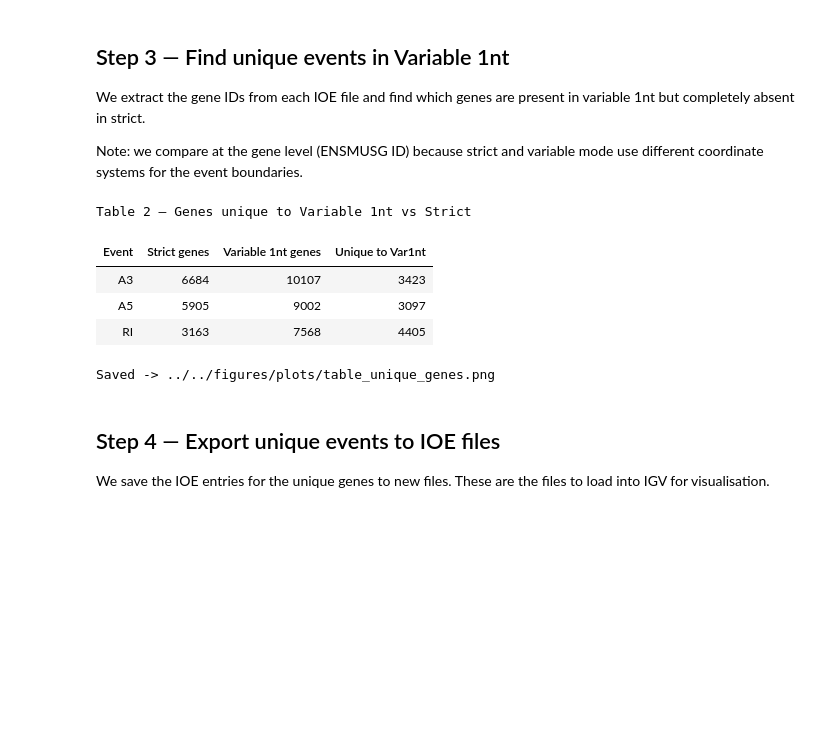
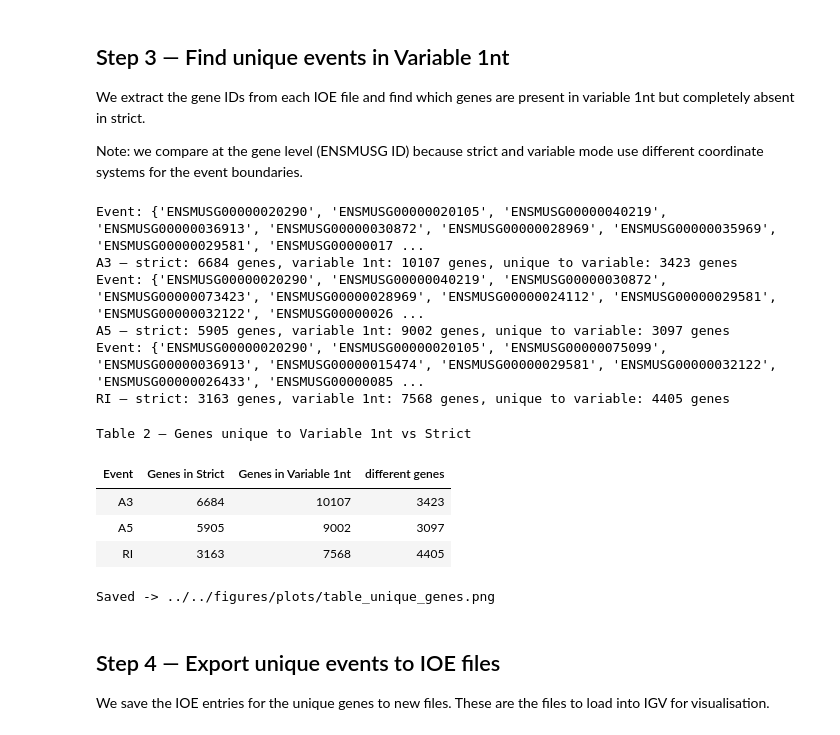
Before and after one commit to griceyrt/Internship, a Jupyter notebook: analysis/notebooks/01_filter_events.ipynb, the cells around one changed output. Saved outputs shown, nothing was run; the diff lists cells and outputs as text; code cells hidden in the pictures; blank space fills up the shorter version.

```diff
--- a/analysis/notebooks/01_filter_events.ipynb
+++ b/analysis/notebooks/01_filter_events.ipynb
@@ -152,45 +180,65 @@ are present in variable 1nt but completely absent in strict.
 Note: we compare at the gene level (ENSMUSG ID) because strict and
 variable mode use different coordinate systems for the event boundaries.
 # %%
+# Extract the set of unique gene IDs from an IOE dataframe -----------------------------------------
 def get_gene_ids(ioe_df):
     return set(ioe_df["gene_id"].unique())
 
-unique_results = {}
-rows_unique = []
+unique_results = {} # stores results per event type
+rows_unique = []    # stores summary rows for the table
 
+# Get the set of gene IDs detected in each mode for each event type --------------------------------
 for event in EVENTS:
     strict_genes = get_gene_ids(ioe_data[event]["strict"])
     var1_genes   = get_gene_ids(ioe_data[event]["var1"])
 
+    # print({strict_genes})
+
+    # Set difference: genes in Variable 1nt but NOT in Strict
     unique_genes = var1_genes - strict_genes # Genes in Variable 1nt but not in Strict
 
+
+    print(f"Event: {unique_genes }")
+    # Filter the variable IOE dataframe to keep only the unique genes
     unique_results[event] = {
         "unique_genes": unique_genes,
         "ioe_unique":   ioe_data[event]["var1"][
             ioe_data[event]["var1"]["gene_id"].isin(unique_genes)
         ]
     }
 
+    # Append summary row for this event type
     rows_unique.append({
         "Event":            event,
-        "Strict genes":     len(strict_genes),
-        "Variable 1nt genes": len(var1_genes),
-        "Unique to Var1nt": len(unique_genes),
+        "Genes in Strict":     len(strict_genes),
+        "Genes in Variable 1nt": len(var1_genes),
+        "different genes": len(unique_genes),
     })
 
+    print(f"{event} — strict: {len(strict_genes)} genes, "
+        f"variable 1nt: {len(var1_genes)} genes, "
+        f"unique to variable: {len(unique_genes)} genes")
+
+# Display summary table of unique genes per event type --------------------------------
 df_unique = pd.DataFrame(rows_unique)
 display(style_table(df_unique, "Table 2 — Genes unique to Variable 1nt vs Strict"))
 
 export_table_png(df_unique,
                  "../../figures/plots/table_unique_genes.png",
                  "Genes unique to Variable 1nt vs Strict")
 # %% [output]
-Table 2 — Genes unique to Variable 1nt vs Strict
+Event: {'ENSMUSG00000020290', 'ENSMUSG00000020105', 'ENSMUSG00000040219', 'ENSMUSG00000036913', 'ENSMUSG00000030872', 'ENSMUSG00000028969', 'ENSMUSG00000035969', 'ENSMUSG00000029581', 'ENSMUSG00000017 ...
+A3 — strict: 6684 genes, variable 1nt: 10107 genes, unique to variable: 3423 genes
+Event: {'ENSMUSG00000020290', 'ENSMUSG00000040219', 'ENSMUSG00000030872', 'ENSMUSG00000073423', 'ENSMUSG00000028969', 'ENSMUSG00000024112', 'ENSMUSG00000029581', 'ENSMUSG00000032122', 'ENSMUSG00000026 ...
+A5 — strict: 5905 genes, variable 1nt: 9002 genes, unique to variable: 3097 genes
+Event: {'ENSMUSG00000020290', 'ENSMUSG00000020105', 'ENSMUSG00000075099', 'ENSMUSG00000036913', 'ENSMUSG00000015474', 'ENSMUSG00000029581', 'ENSMUSG00000032122', 'ENSMUSG00000026433', 'ENSMUSG00000085 ...
+RI — strict: 3163 genes, variable 1nt: 7568 genes, unique to variable: 4405 genes
+Table 2 — Genes unique to Variable 1nt vs Strict
-| Event | Strict genes | Variable 1nt genes | Unique to Var1nt |
+| Event | Genes in Strict | Genes in Variable 1nt | different genes |
 | A3 | 6684 | 10107 | 3423 |
 | A5 | 5905 | 9002 | 3097 |
 | RI | 3163 | 7568 | 4405 |
-Saved -> ../../figures/plots/table_unique_genes.png
+Saved -> ../../figures/plots/table_unique_genes.png
 # %% [markdown]
 ## Step 4 — Export unique events to IOE files
 
```
Also changed, not shown: parts of 3 cells of this notebook, 7 other files.
